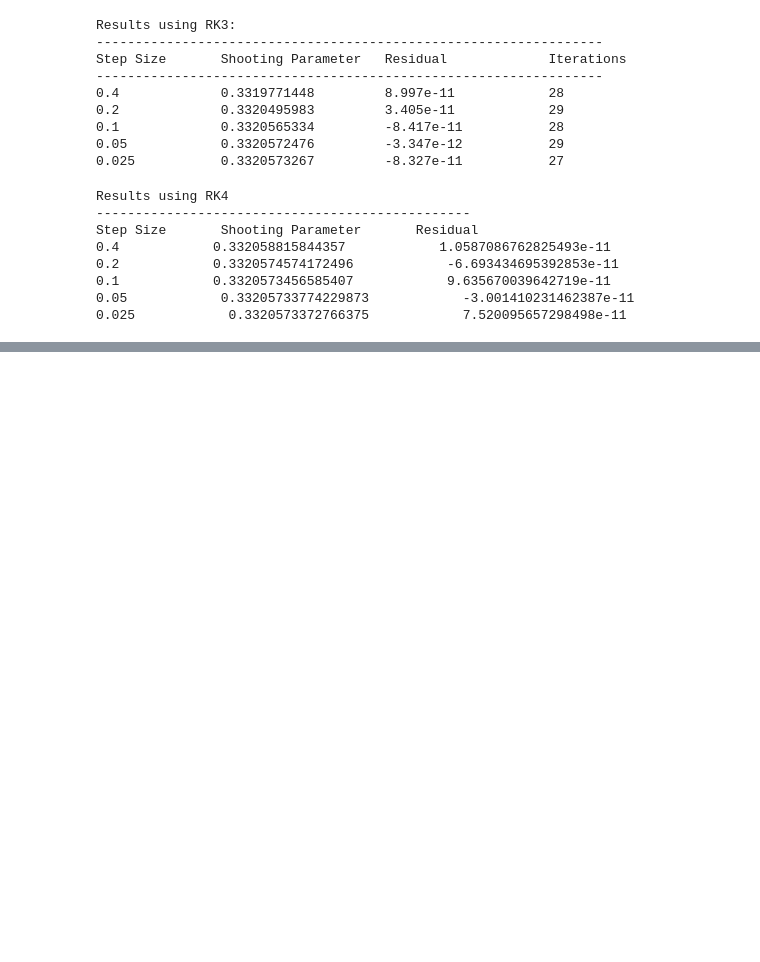
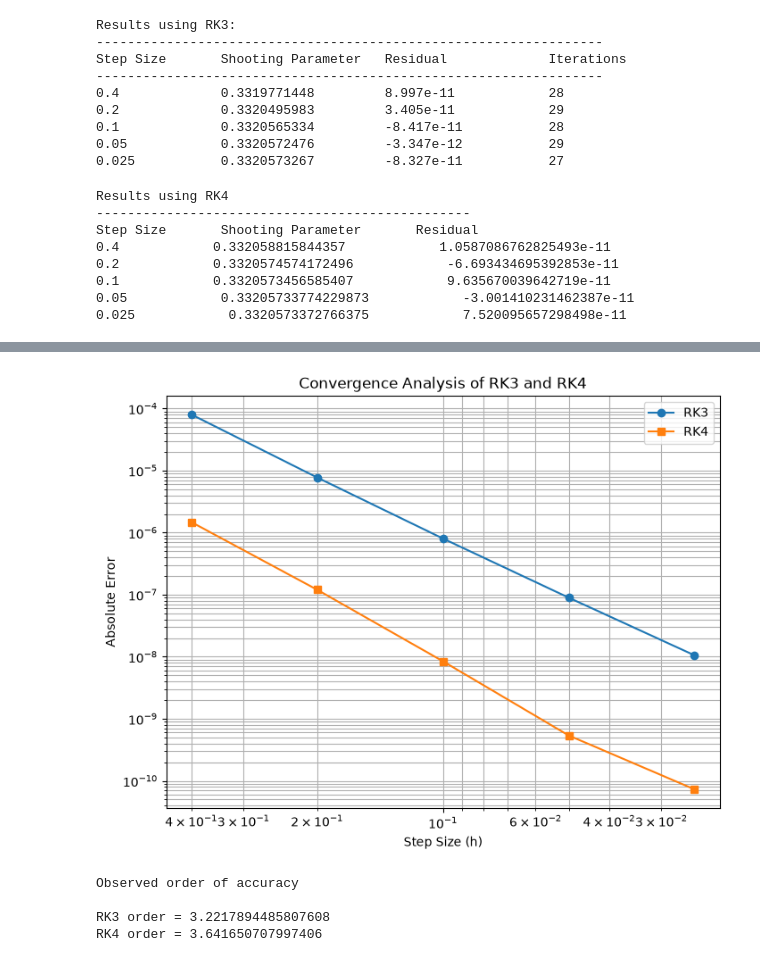
Before and after one commit to ashishbhole/AE801_2026, a Jupyter notebook: numode_bvp/Abhishek_Mahajan_BVP.ipynb, the cells around one changed output, grey strips where cells are left out. Drawn from its saved outputs; the diff is of its cells as text; code cells hidden in the pictures; blank space fills up the shorter version.

Commit message:
Created convergence graph for RK3 and RK4

```diff
--- a/numode_bvp/Abhishek_Mahajan_BVP.ipynb
+++ b/numode_bvp/Abhishek_Mahajan_BVP.ipynb
@@ -273,3 +274,20 @@ Step Size       Shooting Parameter       Residual
 0.1            0.3320573456585407            9.635670039642719e-11
 0.05            0.33205733774229873            -3.001410231462387e-11
 0.025            0.3320573372766375            7.520095657298498e-11
+# %%
+# Calculate a highly accurate reference solution
+
+# Temporarily reduce the shooting tolerance
+original_tolerance = tolerance
+tolerance = 1e-13
+
+# Calculate the reference shooting parameter using RK4
+s_reference, reference_residual, reference_iterations = shooting_method(
+    RK4, 0.0015625
+)
+
+# Restore the original tolerance
+tolerance = original_tolerance
+
+print("Reference shooting parameter:", s_reference)
+print("Reference residual:", reference_residual)
@@ -275,0 +329,54 @@ Step Size       Shooting Parameter       Residual
+# %%
+#Showing log-log convergence plot
+
+plt.figure(figsize=(8, 6))
+
+plt.loglog(
+    step_sizes,
+    RK3_errors,
+    'o-',
+    label='RK3'
+)
+
+plt.loglog(
+    step_sizes,
+    RK4_errors,
+    's-',
+    label='RK4'
+)
+
+plt.xlabel('Step Size (h)')
+plt.ylabel('Absolute Error')
+plt.title('Convergence Analysis of RK3 and RK4')
+
+plt.grid(True, which='both')
+plt.legend()
+plt.gca().invert_xaxis()
+
+plt.show()
+# %% [output]
+[figure, added]
+# %%
+#Observed order of accuracy
+
+RK3_order = np.polyfit(
+    np.log(step_sizes),
+    np.log(RK3_errors),
+    1
+)[0]
+
+RK4_order = np.polyfit(
+    np.log(step_sizes),
+    np.log(RK4_errors),
+    1
+)[0]
+
+
+print("Observed order of accuracy \n")
+print("RK3 order =", RK3_order)
+print("RK4 order =", RK4_order)
+# %% [output]
+Observed order of accuracy
+
+RK3 order = 3.2217894485807608
+RK4 order = 3.641650707997406
```
Also changed, not shown: parts of 3 cells of this notebook.
